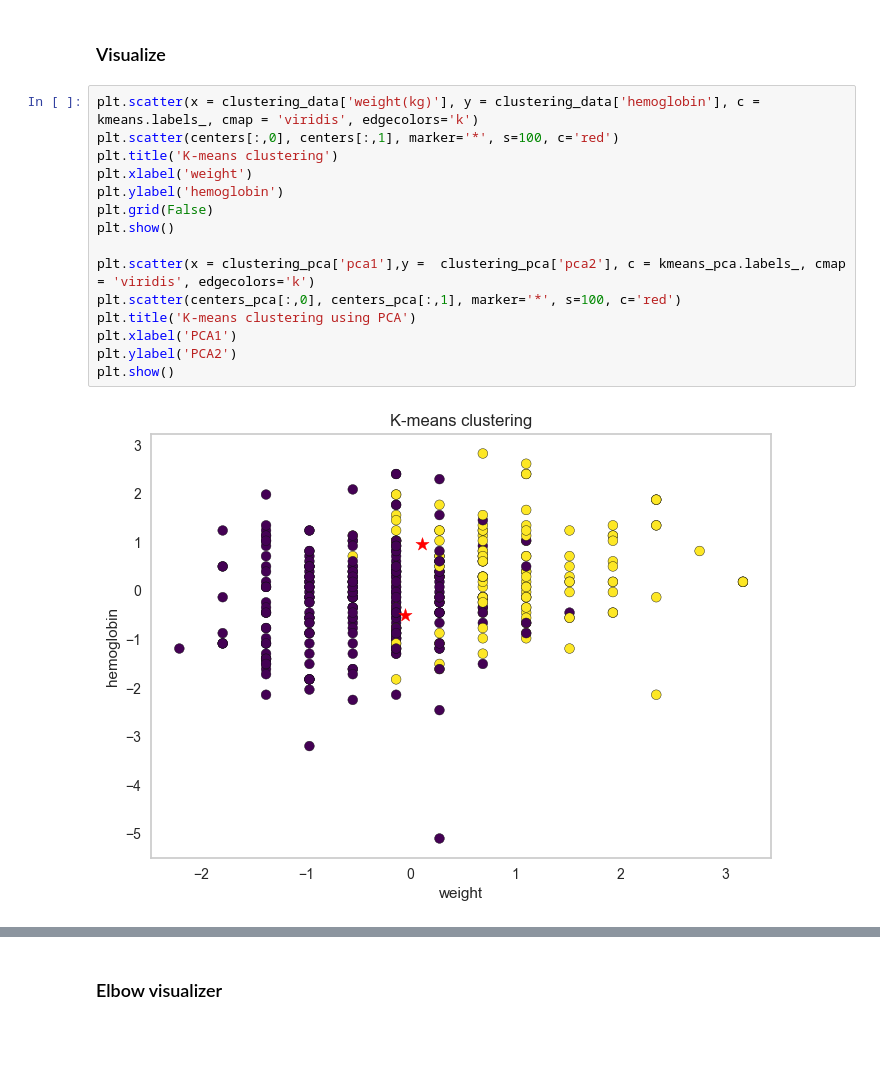
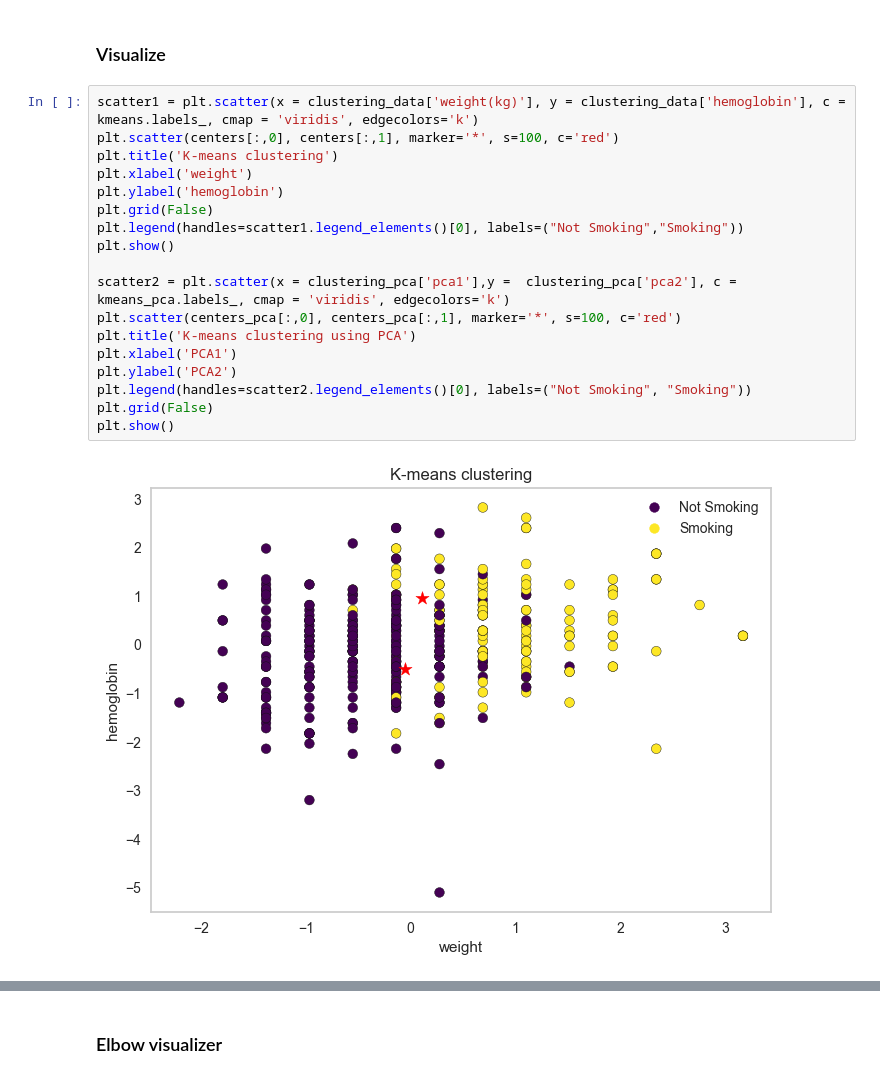
Before and after one commit to balooooooooo/machine_learning_1_coursework, a Jupyter notebook: clustering.ipynb, the cells around one changed output, grey strips where cells are left out. Cells and saved outputs as stored; diff of their text form; blank space fills up the shorter version.

```diff
--- a/clustering.ipynb
+++ b/clustering.ipynb
@@ -31,19 +31,22 @@ centers_pca = kmeans_pca.cluster_centers_
 # %% [markdown]
 ### Visualize
 # %%
-plt.scatter(x = clustering_data['weight(kg)'], y = clustering_data['hemoglobin'], c = kmeans.labels_, cmap = 'viridis', edgecolors='k')
+scatter1 = plt.scatter(x = clustering_data['weight(kg)'], y = clustering_data['hemoglobin'], c = kmeans.labels_, cmap = 'viridis', edgecolors='k')
 plt.scatter(centers[:,0], centers[:,1], marker='*', s=100, c='red')
 plt.title('K-means clustering')
 plt.xlabel('weight')
 plt.ylabel('hemoglobin')
 plt.grid(False)
+plt.legend(handles=scatter1.legend_elements()[0], labels=("Not Smoking","Smoking"))
 plt.show()
 
-plt.scatter(x = clustering_pca['pca1'],y =  clustering_pca['pca2'], c = kmeans_pca.labels_, cmap = 'viridis', edgecolors='k')
+scatter2 = plt.scatter(x = clustering_pca['pca1'],y =  clustering_pca['pca2'], c = kmeans_pca.labels_, cmap = 'viridis', edgecolors='k')
 plt.scatter(centers_pca[:,0], centers_pca[:,1], marker='*', s=100, c='red')
 plt.title('K-means clustering using PCA')
 plt.xlabel('PCA1')
 plt.ylabel('PCA2')
+plt.legend(handles=scatter2.legend_elements()[0], labels=("Not Smoking", "Smoking"))
+plt.grid(False)
 plt.show()
 # %% [output]
-[figure, old version]
+[figure, new version]
```
Also changed, not shown: parts of 6 cells of this notebook, 1 other file.
